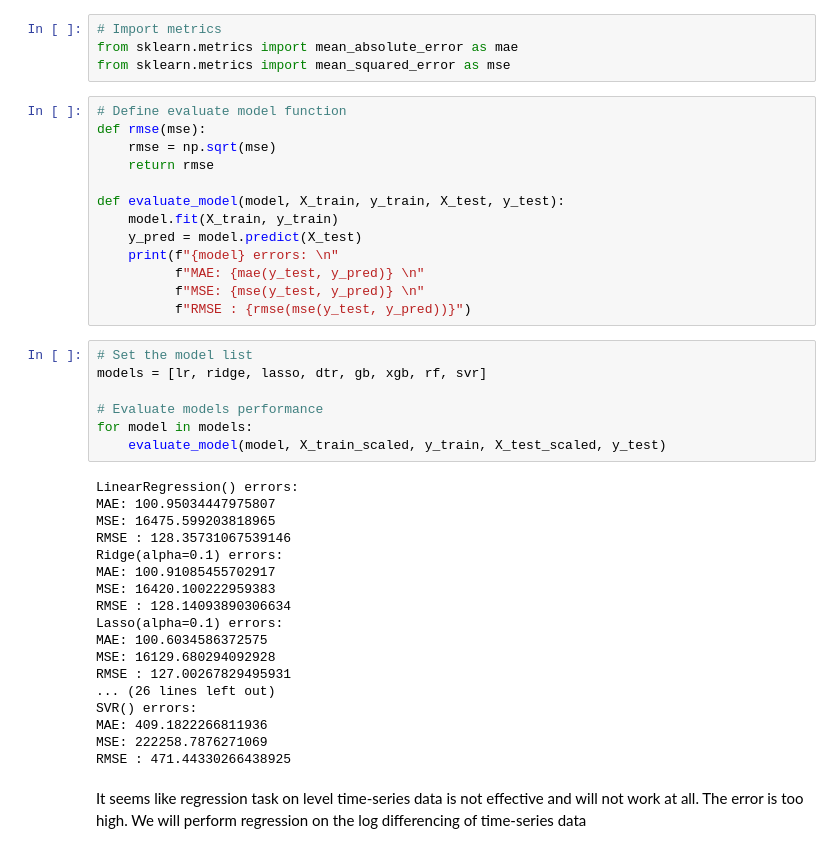
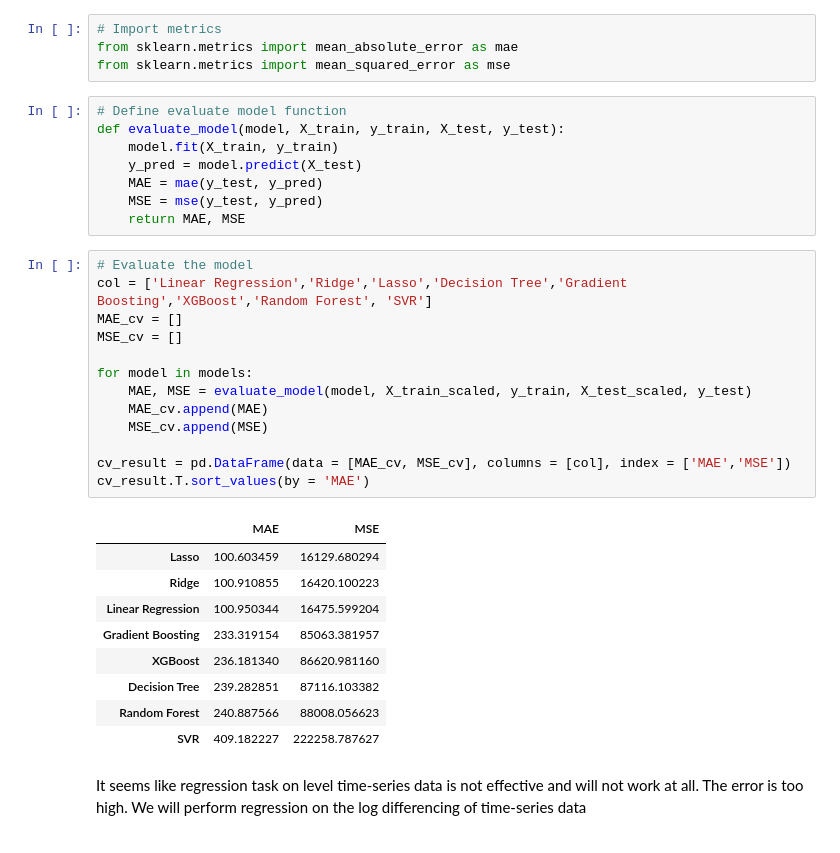
Before and after one commit to DuyDoanLearning/stock_market_prediction_MachineLearning_and_LSTM, a Jupyter notebook: 2. ML Models/ML Models - Regression - 24.8 - Cointegration models.ipynb, the cells around one changed output. Cells and saved outputs as stored; diff of their text form.

Commit message:
Adjust code for better evaluate model

```diff
--- a/2. ML Models/ML Models - Regression - 24.8 - Cointegration models.ipynb
+++ b/2. ML Models/ML Models - Regression - 24.8 - Cointegration models.ipynb
@@ -310,42 +310,35 @@ from sklearn.metrics import mean_absolute_error as mae
 from sklearn.metrics import mean_squared_error as mse
 # %%
 # Define evaluate model function
-def rmse(mse):
-    rmse = np.sqrt(mse)
-    return rmse
-
 def evaluate_model(model, X_train, y_train, X_test, y_test):
     model.fit(X_train, y_train)
     y_pred = model.predict(X_test)
-    print(f"{model} errors: \n"
-          f"MAE: {mae(y_test, y_pred)} \n"
-          f"MSE: {mse(y_test, y_pred)} \n"
-          f"RMSE : {rmse(mse(y_test, y_pred))}")
+    MAE = mae(y_test, y_pred)
+    MSE = mse(y_test, y_pred)
+    return MAE, MSE
-# %%
-# Set the model list
-models = [lr, ridge, lasso, dtr, gb, xgb, rf, svr]
-
-# Evaluate models performance
-for model in models:
-    evaluate_model(model, X_train_scaled, y_train, X_test_scaled, y_test)
-# %% [output]
-LinearRegression() errors:
-MAE: 100.95034447975807
-MSE: 16475.599203818965
-RMSE : 128.35731067539146
-Ridge(alpha=0.1) errors:
-MAE: 100.91085455702917
-MSE: 16420.100222959383
-RMSE : 128.14093890306634
-Lasso(alpha=0.1) errors:
-MAE: 100.6034586372575
-MSE: 16129.680294092928
-RMSE : 127.00267829495931
-... (26 lines left out)
-SVR() errors:
-MAE: 409.1822266811936
-MSE: 222258.7876271069
-RMSE : 471.44330266438925
+# %%
+# Evaluate the model
+col = ['Linear Regression','Ridge','Lasso','Decision Tree','Gradient Boosting','XGBoost','Random Forest', 'SVR']
+MAE_cv = []
+MSE_cv = []
+
+for model in models:
+    MAE, MSE = evaluate_model(model, X_train_scaled, y_train, X_test_scaled, y_test)
+    MAE_cv.append(MAE)
+    MSE_cv.append(MSE)
+
+cv_result = pd.DataFrame(data = [MAE_cv, MSE_cv], columns = [col], index = ['MAE','MSE'])
+cv_result.T.sort_values(by = 'MAE')
+# %% [output]
+|  | MAE | MSE |
+| Lasso | 100.603459 | 16129.680294 |
+| Ridge | 100.910855 | 16420.100223 |
+| Linear Regression | 100.950344 | 16475.599204 |
+| Gradient Boosting | 233.319154 | 85063.381957 |
+| XGBoost | 236.181340 | 86620.981160 |
+| Decision Tree | 239.282851 | 87116.103382 |
+| Random Forest | 240.887566 | 88008.056623 |
+| SVR | 409.182227 | 222258.787627 |
 # %% [markdown]
 It seems like regression task on level time-series data is not effective and will not work at all. The error is too high. We will perform regression on the log differencing of time-series data
 # %%
```
Also changed, not shown: parts of 8 cells of this notebook.
